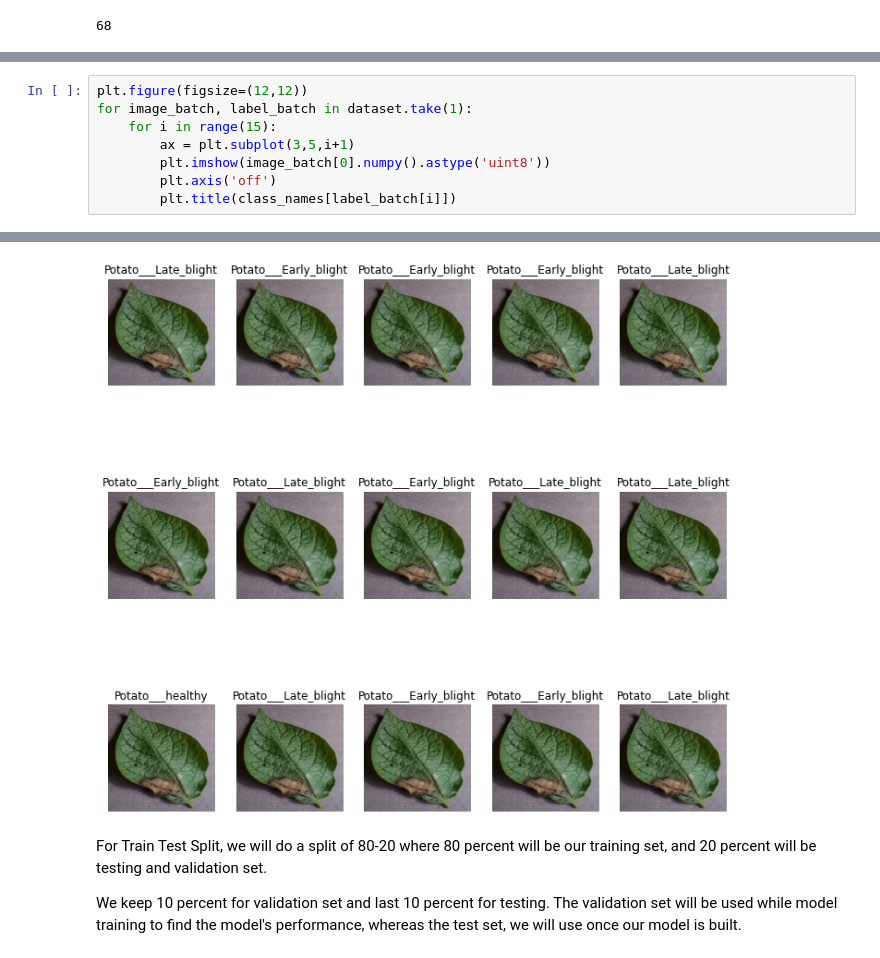
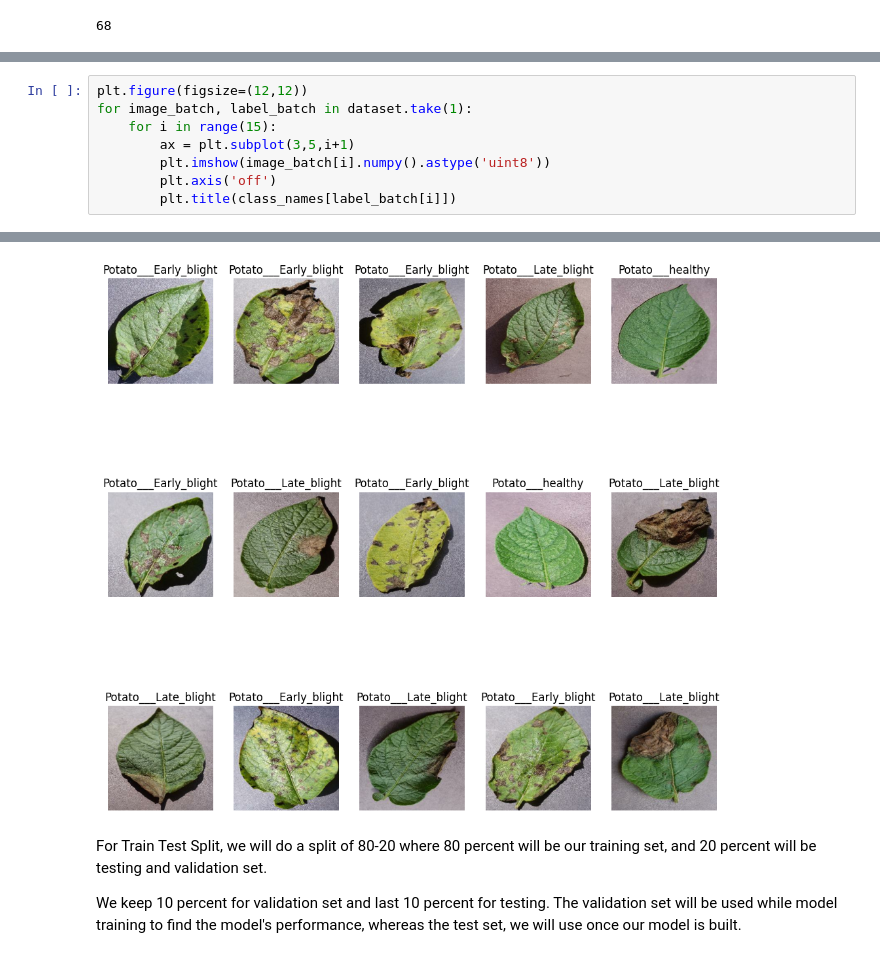
Before and after one commit to Devang-C/Potato-Disease-Classification, a Jupyter notebook: ModelTraining.ipynb, the cells around one changed output, grey strips where cells are left out. Drawn from its saved outputs; the diff is of its cells as text.

```diff
--- a/ModelTraining.ipynb
+++ b/ModelTraining.ipynb
@@ -54,7 +51,7 @@ plt.figure(figsize=(12,12))
 for image_batch, label_batch in dataset.take(1):
     for i in range(15):
         ax = plt.subplot(3,5,i+1)
-        plt.imshow(image_batch[0].numpy().astype('uint8'))
+        plt.imshow(image_batch[i].numpy().astype('uint8'))
         plt.axis('off')
         plt.title(class_names[label_batch[i]])
 # %% [output]
@@ -65,4 +62,4 @@ for image_batch, label_batch in dataset.take(1):
-[figure, old version]
+[figure, new version]
 # %% [markdown]
 For Train Test Split, we will do a split of 80-20 where 80 percent will be our training set, and 20 percent will be testing and validation set.
 
```
Also changed, not shown: parts of 18 cells of this notebook.
